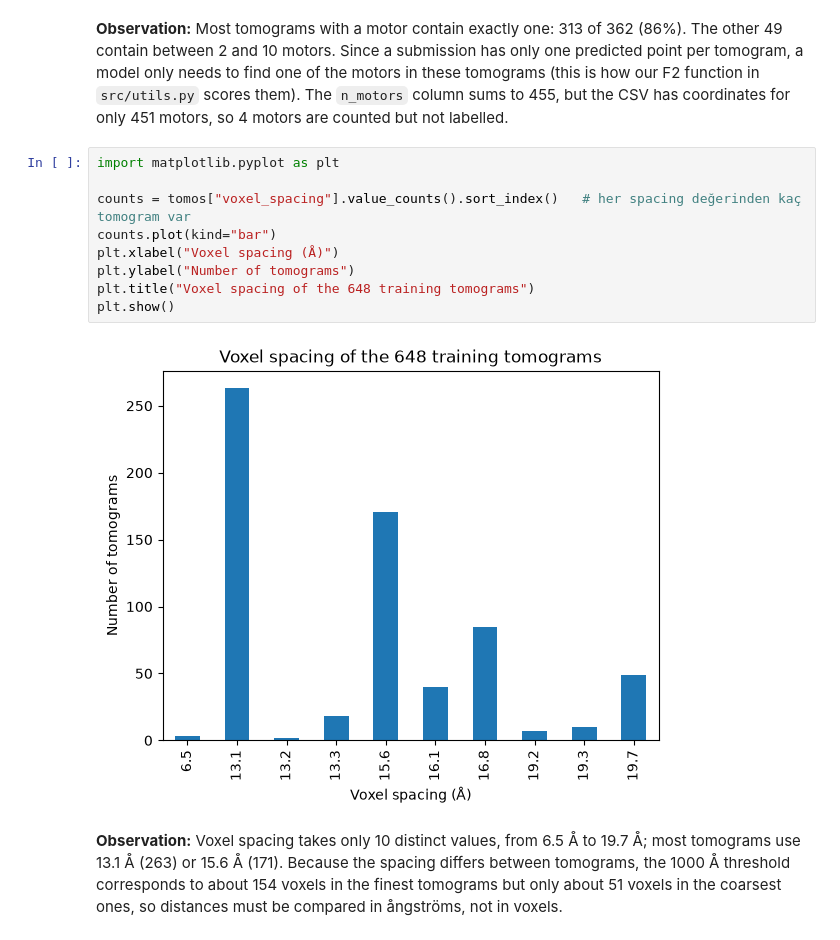
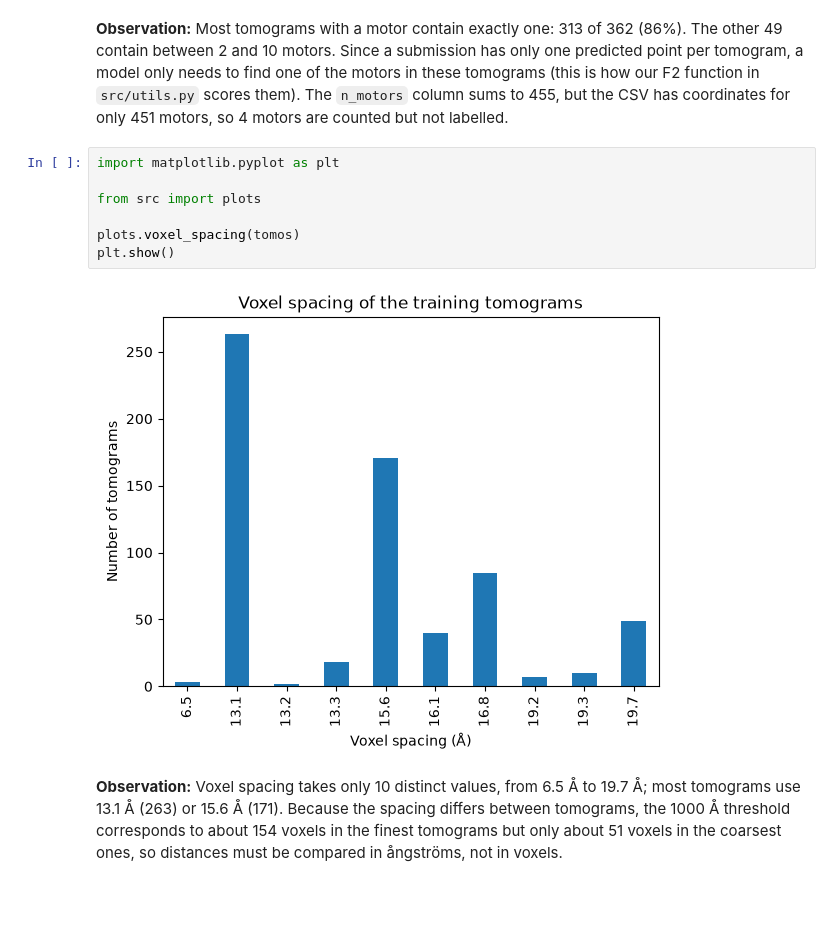
Before and after one commit to ceng313-2026/GROUP10_CENG313, a Jupyter notebook: notebooks/drafts/kaan_eda.ipynb, the cells around one changed output. Saved outputs shown, nothing was run; the diff lists cells and outputs as text; blank space fills up the shorter version.

Commit message:
eda: move metadata plots to src/plots.py

```diff
--- a/notebooks/drafts/kaan_eda.ipynb
+++ b/notebooks/drafts/kaan_eda.ipynb
@@ -90,14 +95,12 @@ np.int64(455)
 # %%
 import matplotlib.pyplot as plt
 
-counts = tomos["voxel_spacing"].value_counts().sort_index()   # her spacing değerinden kaç tomogram var
-counts.plot(kind="bar")
-plt.xlabel("Voxel spacing (Å)")
-plt.ylabel("Number of tomograms")
-plt.title("Voxel spacing of the 648 training tomograms")
+from src import plots
+
+plots.voxel_spacing(tomos)
 plt.show()
 # %% [output]
-[figure, old version]
+[figure, new version]
 # %% [markdown]
 **Observation:** Voxel spacing takes only 10 distinct values, from 6.5 Å to 19.7 Å; most tomograms use 13.1 Å (263) or 15.6 Å (171). Because the spacing differs between tomograms, the 1000 Å threshold corresponds to about 154 voxels in the finest tomograms but only about 51 voxels in the coarsest ones, so distances must be compared in ångströms, not in voxels.
 # %%
```
Also changed, not shown: parts of 2 cells of this notebook, 1 other file.
